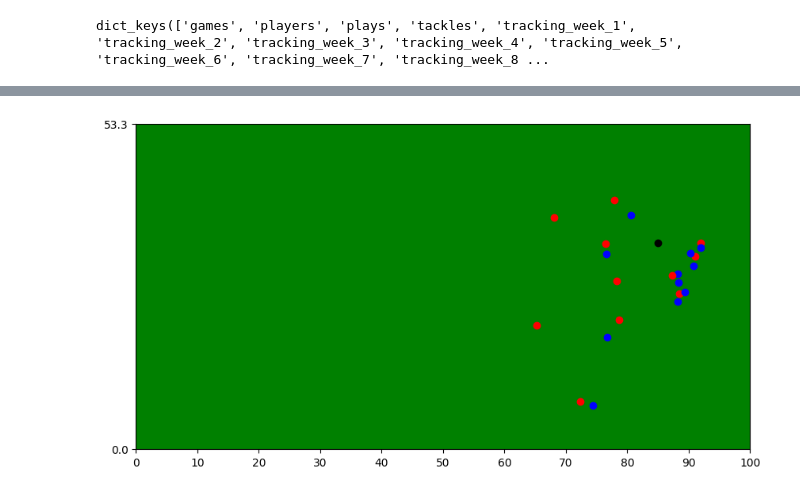
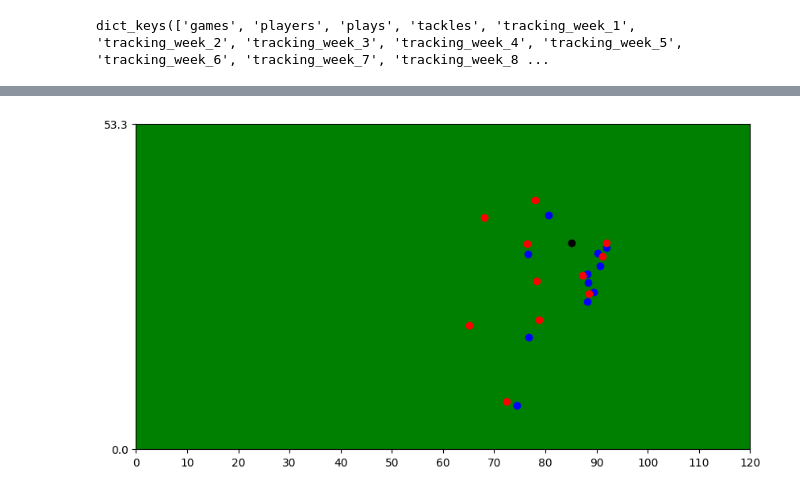
Before and after one commit to Alf-caput/NFL2022_TacklePredictNN, a Jupyter notebook: PracticaFinal_TacklingNFL.ipynb, the cells around one changed output, grey strips where cells are left out. Saved outputs shown, nothing was run; the diff lists cells and outputs as text; code cells hidden in the pictures.

Commit message:
pandas dataframe de un frame completo

```diff
--- a/PracticaFinal_TacklingNFL.ipynb
+++ b/PracticaFinal_TacklingNFL.ipynb
@@ -70,0 +106,3 @@ See the caveats in the documentation: https://pandas.pydata.org/pandas-docs/stab
+# %%
+df_week1_game1_play1_frame1.loc[:, 'playDirection'] = int(df_week1_game1_play1_frame1['playDirection'].unique()[0] == 'right')
+df_week1_game1_play1_frame1.head(3)
@@ -70,0 +116,4 @@ See the caveats in the documentation: https://pandas.pydata.org/pandas-docs/stab
+# %%
+df_week1_game1_play1_frame1 = pd.merge(df_week1_game1_play1_frame1, dfs['plays'][['down', 'quarter', 'yardsToGo', 'gameId', 'playId']], on=['gameId', 'playId'], how='left')
+df_week1_game1_play1_frame1.drop(columns='time')
+df_week1_game1_play1_frame1.head(3)
@@ -70,0 +127,3 @@ See the caveats in the documentation: https://pandas.pydata.org/pandas-docs/stab
+# %%
+df_week1_game1_play1_frame1 = df_week1_game1_play1_frame1.sort_values(by='club', ascending=True)
+df_week1_game1_play1_frame1.head(3)
@@ -70,0 +137,3 @@ See the caveats in the documentation: https://pandas.pydata.org/pandas-docs/stab
+# %%
+df_week1_game1_play1_frame1 = df_week1_game1_play1_frame1.drop(columns='homeTeamAbbr')
+df_week1_game1_play1_frame1
@@ -71,23 +158,20 @@ See the caveats in the documentation: https://pandas.pydata.org/pandas-docs/stab
 # %%
 import matplotlib.pyplot as plt
-
-frames = df_week1_game1_play1_frame1['frameId'].unique()
-clubs = df_week1_game1_play1_frame1['club'].unique()
 
 fig, ax = plt.subplots(figsize=(10, 5.33))
 
 for i, row in df_week1_game1_play1_frame1.iterrows():
-    if row['club'] == clubs[0]:
+    if row['club'] == 0:
         color = 'blue'
-    elif row['club'] == clubs[1]:
+    elif row['club'] == 1:
         color = 'red'
     else:
         color = 'black'
     ax.scatter(row['x'], row['y'], marker='o', color=color)
-plt.xticks(range(0, 110, 10))
+plt.xticks(range(0, 130, 10))
 plt.yticks([0, 53.3])
 ax.set_facecolor('green')
 
 plt.show()
 # %% [output]
-[figure, old version]
+[figure, new version]
```
Also changed, not shown: parts of 16 cells of this notebook, 1 other file.
